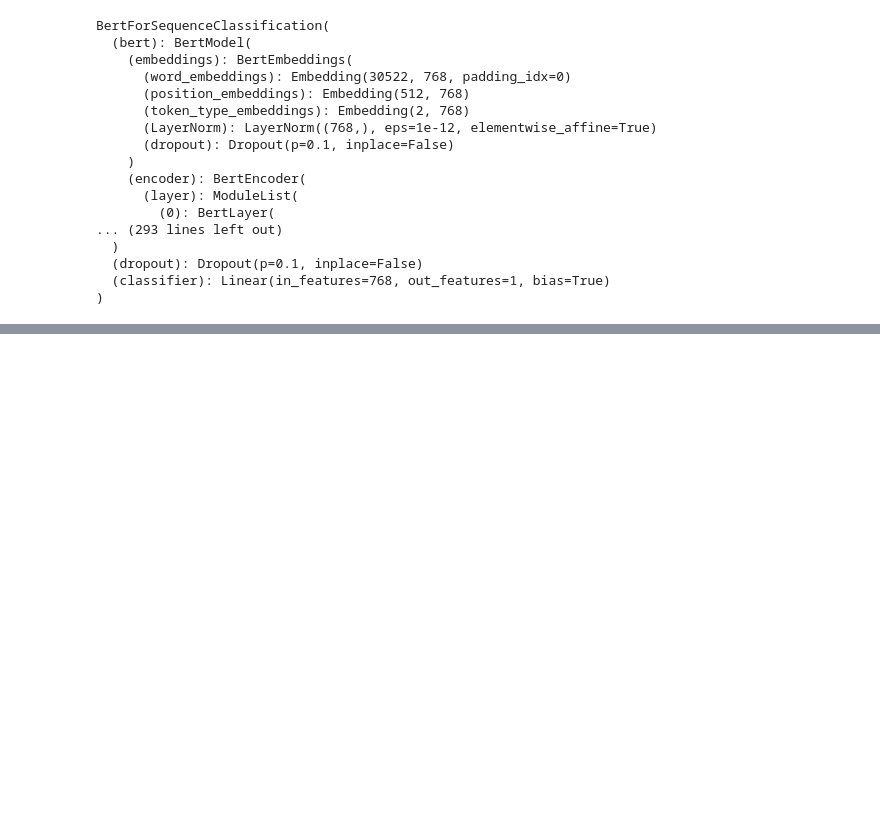
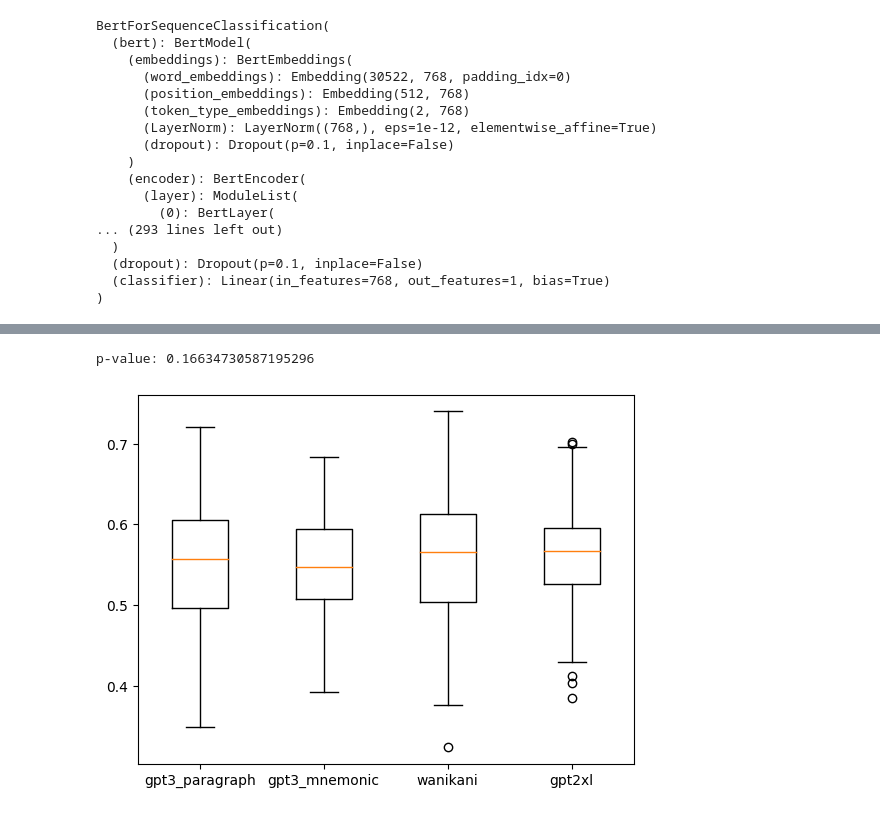
Before and after one commit to martingrzzler/robanohashi-thesis-notebook, a Jupyter notebook: concreteness_metric.ipynb, the cells around one changed output, grey strips where cells are left out. Drawn from its saved outputs; the diff is of its cells as text; code cells hidden in the pictures; blank space fills up the shorter version.

Commit message:
concreteness metric

```diff
--- a/concreteness_metric.ipynb
+++ b/concreteness_metric.ipynb
@@ -49,3 +41,7 @@ BertForSequenceClassification(
   (dropout): Dropout(p=0.1, inplace=False)
   (classifier): Linear(in_features=768, out_features=1, bias=True)
 )
+# %%
+from datasets import load_dataset
+
+ds = load_dataset('martingrzzler/mnemonics_benchmark')
@@ -51,0 +87,19 @@ BertForSequenceClassification(
+# %%
+from lib.model import bert_predict_word
+
+def concreteness_mean(text, mnemonic_words = set()):
+    tokens = tokenize(text, mnemonic_words)
+    scores = [bert_predict_word(token, tokenizer, model, device) for token in tokens]
+    return sum(scores) / len(scores)
+# %%
+def map_concreteness_mean(bar=None):
+    def func(example):
+        mnemonic_words = set(example['component_meanings'] + example['kanji_meaning'])
+        example['gpt3_paragraph_concreteness'] = concreteness_mean(example['gpt3_paragraph'], mnemonic_words)
+        example['gpt3_mnemonic_concreteness'] = concreteness_mean(example['gpt3_mnemonic'], mnemonic_words)
+        example['wanikani_concreteness'] = concreteness_mean(example['wanikani_mnemonic'], mnemonic_words)
+        example['gpt2xl_concreteness'] = concreteness_mean(example['gpt2xl_mnemonic'], mnemonic_words)
+        if bar is not None:
+            bar.update(1)
+        return example
+    return func
@@ -51,0 +120,6 @@ BertForSequenceClassification(
+# %%
+import tqdm.auto as tqdm
+
+bar = tqdm.tqdm(range(len(ds['train'])))
+
+ds_concreteness = ds.map(map_concreteness_mean(bar))
@@ -51,0 +146,15 @@ BertForSequenceClassification(
+# %%
+print(f"p-value: {p}")
+# %% [output]
+p-value: 0.16634730587195296
+# %%
+# pairwise tukey test
+from scipy.stats import tukey_hsd
+import matplotlib.pyplot as plt
+
+fig, ax = plt.subplots(1,1)
+ax.boxplot([ds_concreteness['train']['gpt3_paragraph_concreteness'], ds_concreteness['train']['gpt3_mnemonic_concreteness'], ds_concreteness['train']['wanikani_concreteness'], ds_concreteness['train']['gpt2xl_concreteness']])
+ax.set_xticklabels(['gpt3_paragraph', 'gpt3_mnemonic', 'wanikani', 'gpt2xl'])
+plt.show()
+# %% [output]
+[figure, added]
```
Also changed, not shown: parts of 28 cells of this notebook.
